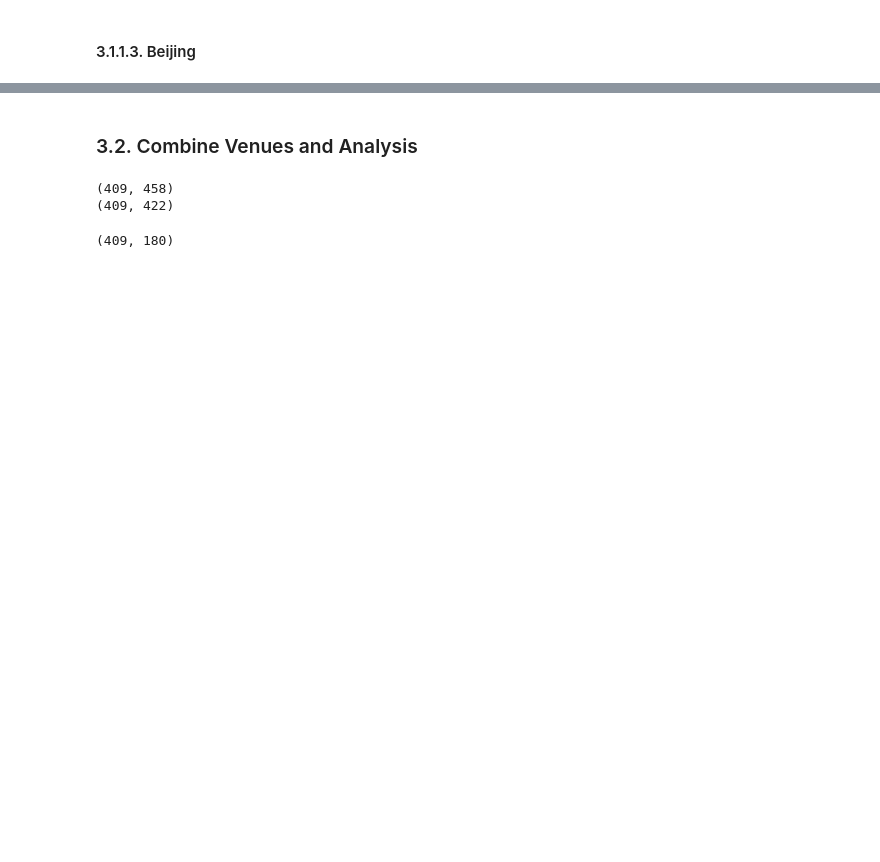
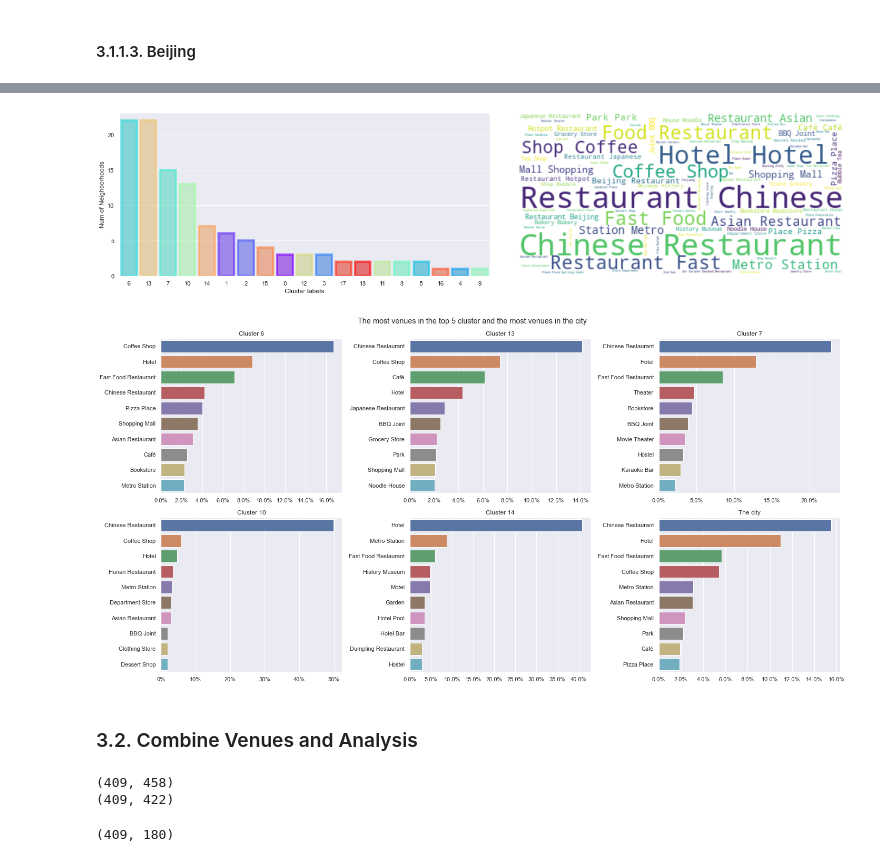
Before and after one commit to syzsyzsyzyzs/IBM_proj, a Jupyter notebook: Culture vs Function.ipynb, the cells around one changed output, grey strips where cells are left out. Saved outputs shown, nothing was run; the diff lists cells and outputs as text; code cells hidden in the pictures; blank space fills up the shorter version.

```diff
--- a/Culture vs Function.ipynb
+++ b/Culture vs Function.ipynb
@@ -1043,2 +1050,10 @@ map_clusters
+# %%
+BJ_cluster_rank = generate_cluster_rank(BJ_merged)
+plot_neighborhood_num(BJ_cluster_rank, BJ_clustering)
+BJ_top_clus, BJ_clus_merged, BJ_clus_freq = generate_clus_merged(BJ_table, BJ_grouped, BJ_merged, BJ_cluster_rank)
+plot_barplots(BJ_top_clus, BJ_clustering)
+# %% [output]
+[figure, added]
+[figure, added]
 # %% [markdown]
 ### 3.2. Combine Venues and Analysis
```
Also changed, not shown: parts of 46 cells of this notebook, 8 other files.
